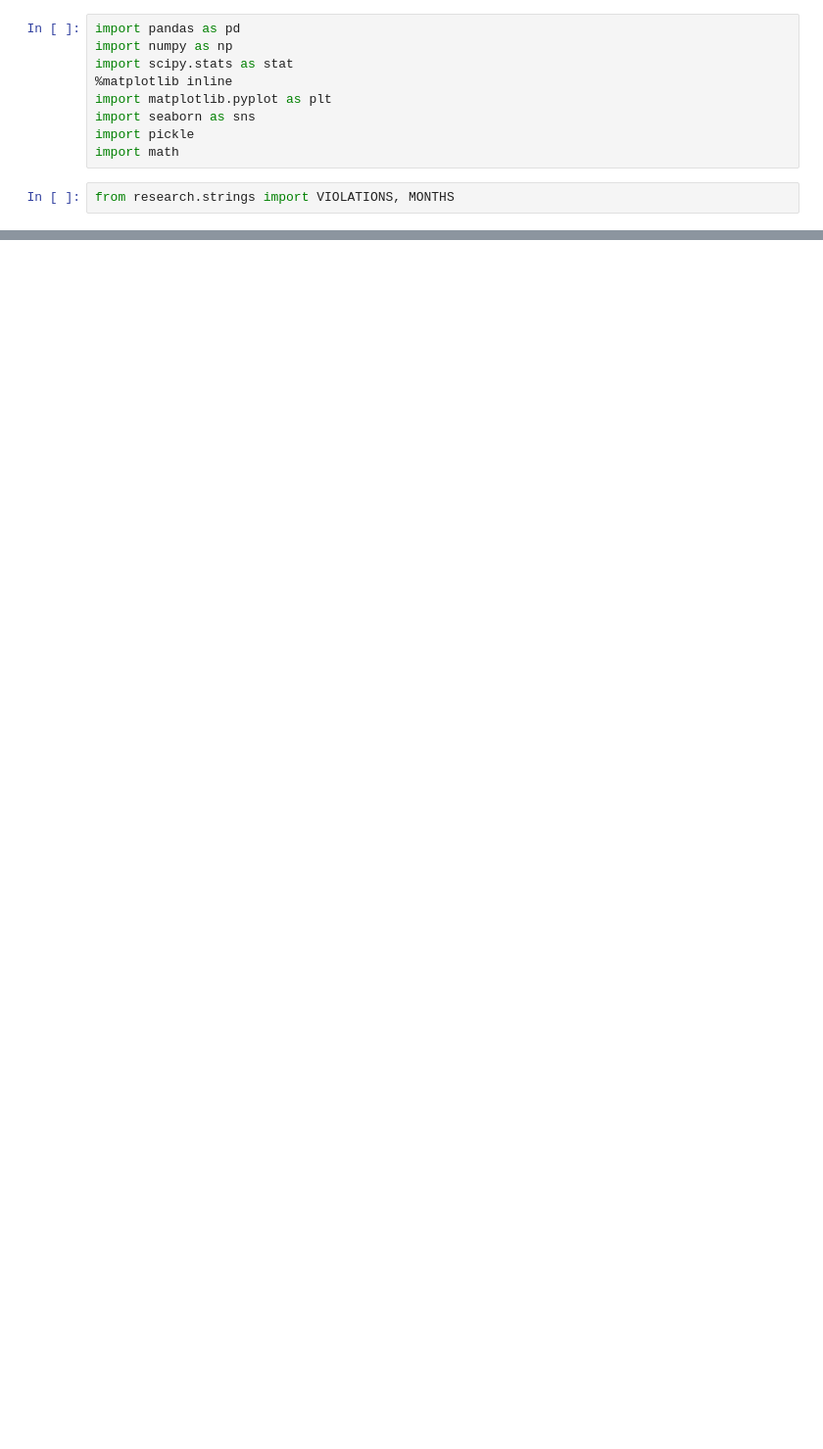
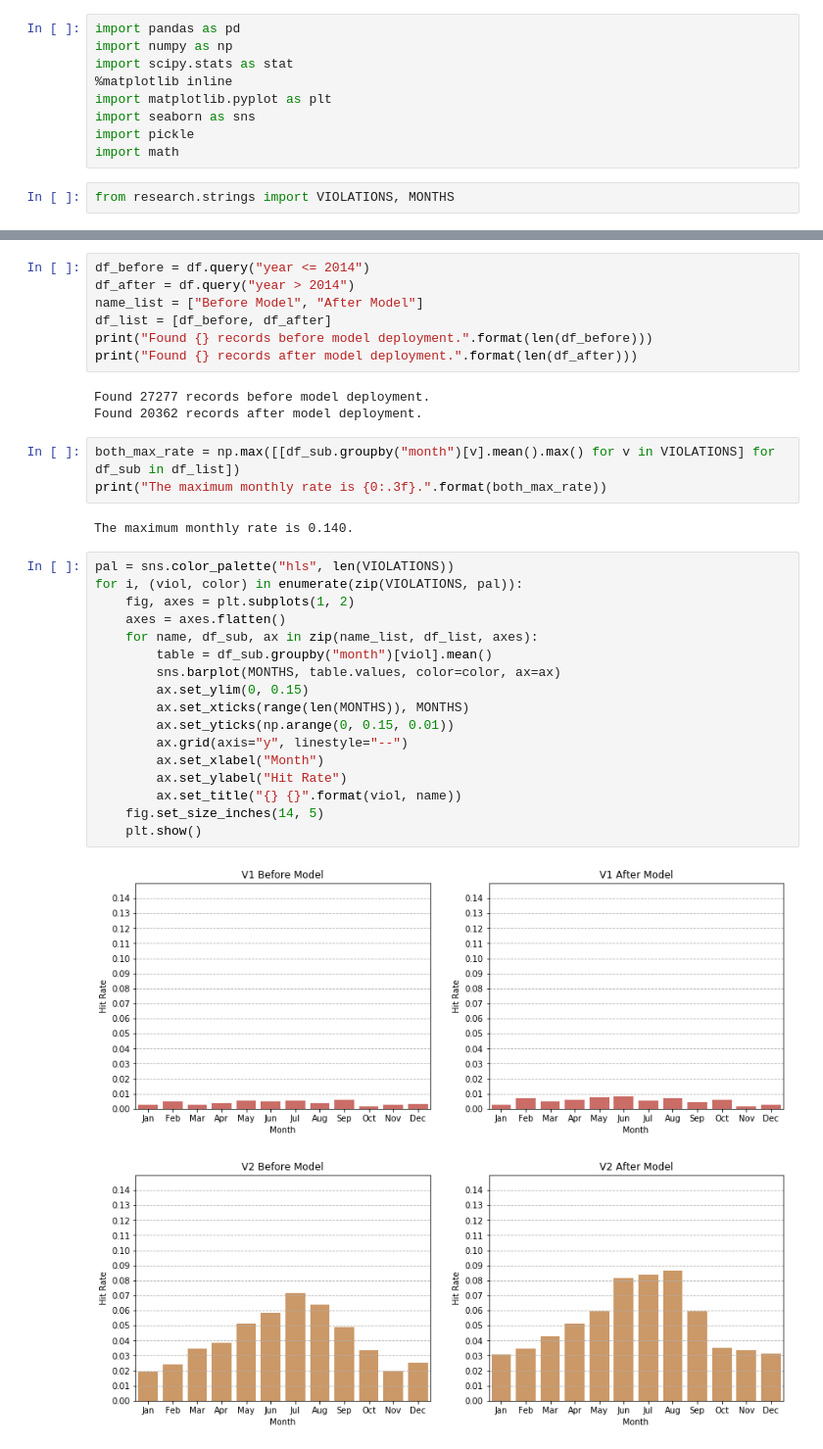
Before and after one commit to vingkan/foodinspectionforecasting, a Jupyter notebook: IIT/16_canvass_violations.ipynb, the cells around one changed output, grey strips where cells are left out. Shown at 98% size. Drawn from its saved outputs; the diff is of its cells as text; blank space fills up the shorter version.

```diff
--- a/IIT/16_canvass_violations.ipynb
+++ b/IIT/16_canvass_violations.ipynb
@@ -39,0 +114,35 @@ Name: V2, dtype: float64
+# %%
+df_before = df.query("year <= 2014")
+df_after = df.query("year > 2014")
+name_list = ["Before Model", "After Model"]
+df_list = [df_before, df_after]
+print("Found {} records before model deployment.".format(len(df_before)))
+print("Found {} records after model deployment.".format(len(df_after)))
+# %% [output]
+Found 27277 records before model deployment.
+Found 20362 records after model deployment.
+# %%
+both_max_rate = np.max([[df_sub.groupby("month")[v].mean().max() for v in VIOLATIONS] for df_sub in df_list])
+print("The maximum monthly rate is {0:.3f}.".format(both_max_rate))
+# %% [output]
+The maximum monthly rate is 0.140.
+# %%
+pal = sns.color_palette("hls", len(VIOLATIONS))
+for i, (viol, color) in enumerate(zip(VIOLATIONS, pal)):
+    fig, axes = plt.subplots(1, 2)
+    axes = axes.flatten()
+    for name, df_sub, ax in zip(name_list, df_list, axes):
+        table = df_sub.groupby("month")[viol].mean()
+        sns.barplot(MONTHS, table.values, color=color, ax=ax)
+        ax.set_ylim(0, 0.15)
+        ax.set_xticks(range(len(MONTHS)), MONTHS)
+        ax.set_yticks(np.arange(0, 0.15, 0.01))
+        ax.grid(axis="y", linestyle="--")
+        ax.set_xlabel("Month")
+        ax.set_ylabel("Hit Rate")
+        ax.set_title("{} {}".format(viol, name))
+    fig.set_size_inches(14, 5)
+    plt.show()
+# %% [output]
+[figure, added]
+[figure, added]
```
Also changed, not shown: parts of 17 cells of this notebook, 2 other files.
